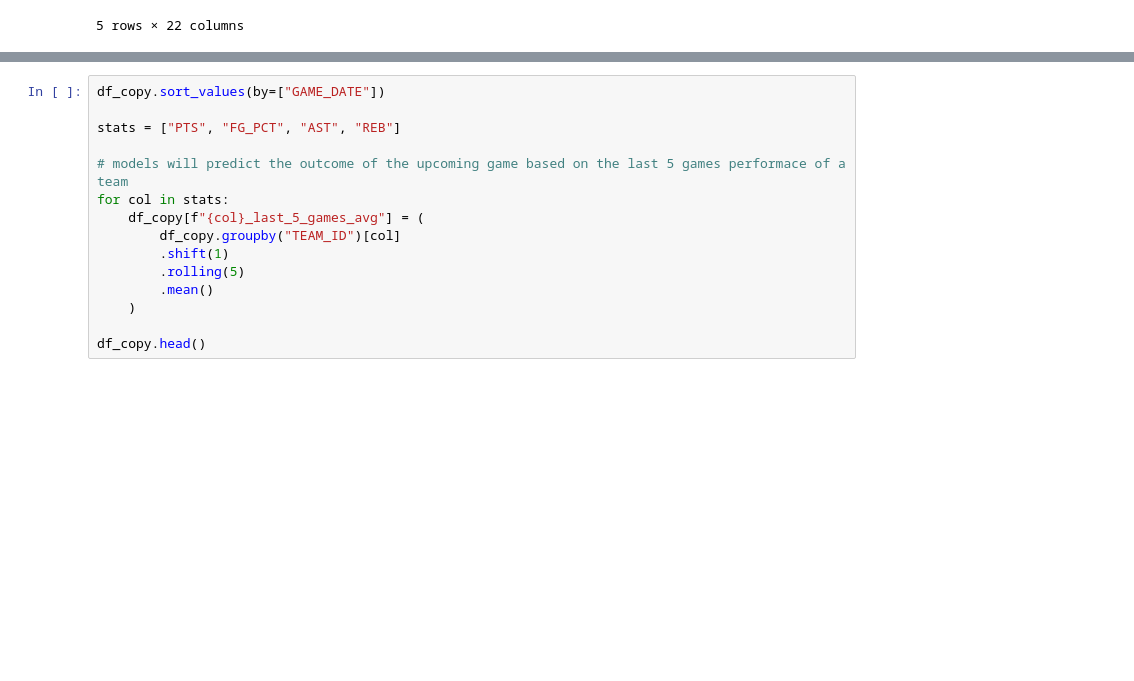
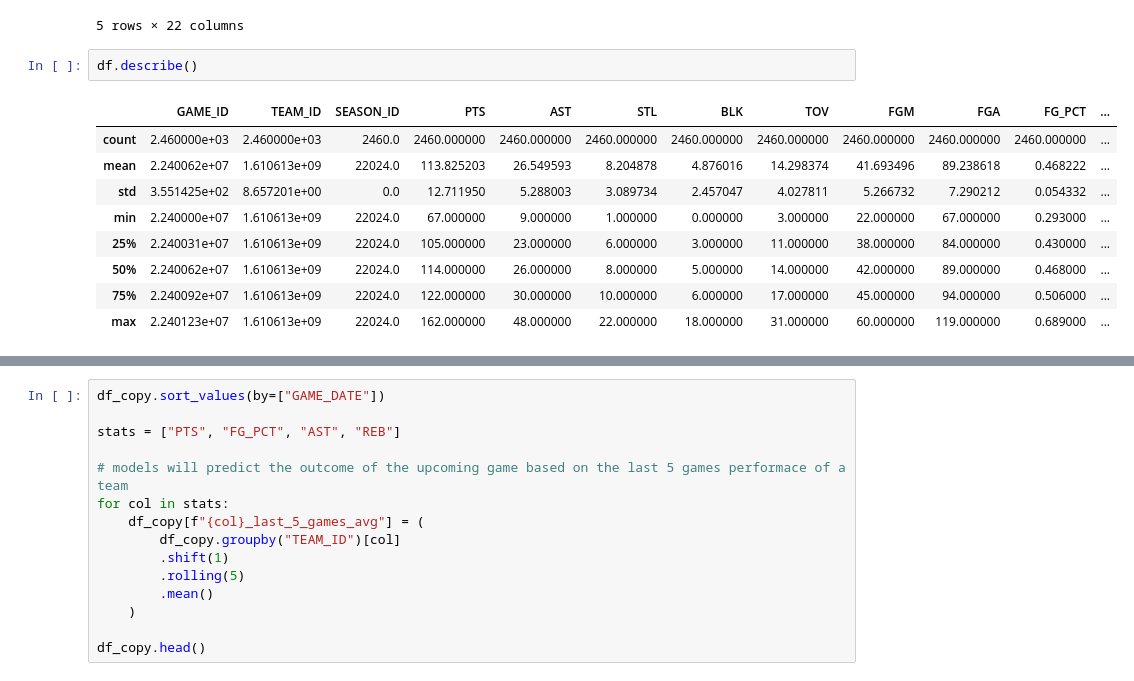
Before and after one commit to jamessabby/boxscore_ai, a Jupyter notebook: model.ipynb, the cells around one changed output, grey strips where cells are left out. Drawn from its saved outputs; the diff is of its cells as text; blank space fills up the shorter version.

```diff
--- a/model.ipynb
+++ b/model.ipynb
@@ -30,5 +32,17 @@ df.head()
 | 3 | 22400061 | 1610612752 | 22024 | 2024-10-22 | NYK | NYK @ BOS | L | 109 | 20 | ... |
 | 4 | 22400065 | 1610612753 | 22024 | 2024-10-23 | ORL | ORL @ MIA | W | 116 | 28 | ... |
 5 rows × 22 columns
+# %%
+df.describe()
+# %% [output]
+|  | GAME_ID | TEAM_ID | SEASON_ID | PTS | AST | STL | BLK | TOV | FGM | FGA | FG_PCT | ... |
+| count | 2.460000e+03 | 2.460000e+03 | 2460.0 | 2460.000000 | 2460.000000 | 2460.000000 | 2460.000000 | 2460.000000 | 2460.000000 | 2460.000000 | 2460.000000 | ... |
+| mean | 2.240062e+07 | 1.610613e+09 | 22024.0 | 113.825203 | 26.549593 | 8.204878 | 4.876016 | 14.298374 | 41.693496 | 89.238618 | 0.468222 | ... |
+| std | 3.551425e+02 | 8.657201e+00 | 0.0 | 12.711950 | 5.288003 | 3.089734 | 2.457047 | 4.027811 | 5.266732 | 7.290212 | 0.054332 | ... |
+| min | 2.240000e+07 | 1.610613e+09 | 22024.0 | 67.000000 | 9.000000 | 1.000000 | 0.000000 | 3.000000 | 22.000000 | 67.000000 | 0.293000 | ... |
+| 25% | 2.240031e+07 | 1.610613e+09 | 22024.0 | 105.000000 | 23.000000 | 6.000000 | 3.000000 | 11.000000 | 38.000000 | 84.000000 | 0.430000 | ... |
+| 50% | 2.240062e+07 | 1.610613e+09 | 22024.0 | 114.000000 | 26.000000 | 8.000000 | 5.000000 | 14.000000 | 42.000000 | 89.000000 | 0.468000 | ... |
+| 75% | 2.240092e+07 | 1.610613e+09 | 22024.0 | 122.000000 | 30.000000 | 10.000000 | 6.000000 | 17.000000 | 45.000000 | 94.000000 | 0.506000 | ... |
+| max | 2.240123e+07 | 1.610613e+09 | 22024.0 | 162.000000 | 48.000000 | 22.000000 | 18.000000 | 31.000000 | 60.000000 | 119.000000 | 0.689000 | ... |
 # %%
 df_copy = df.copy()
```
Also changed, not shown: parts of 8 cells of this notebook, 1 other file.
